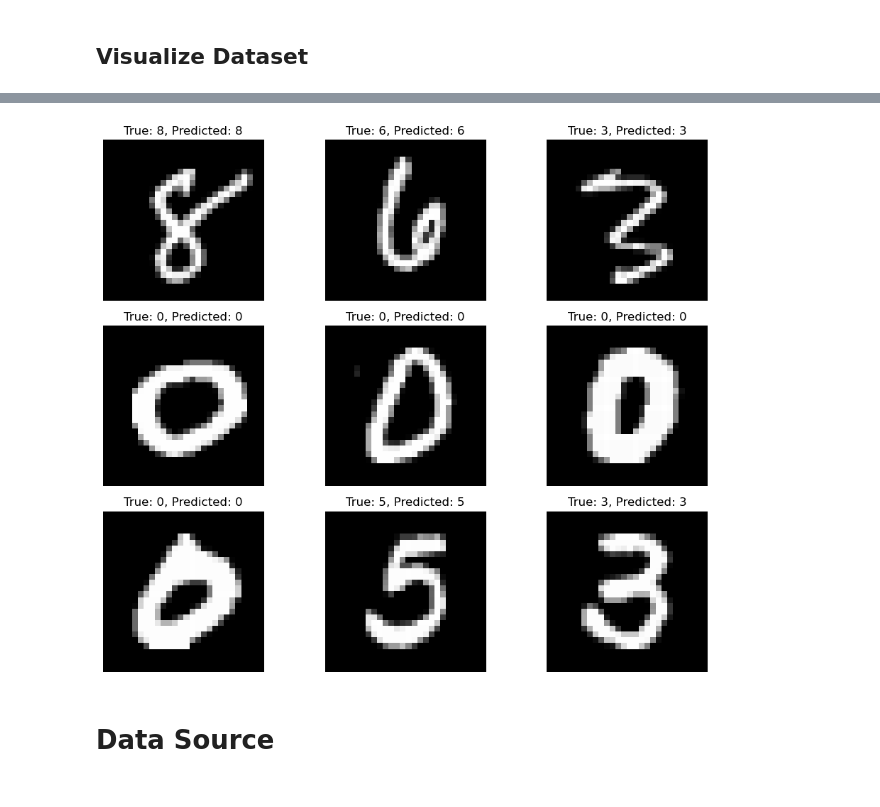
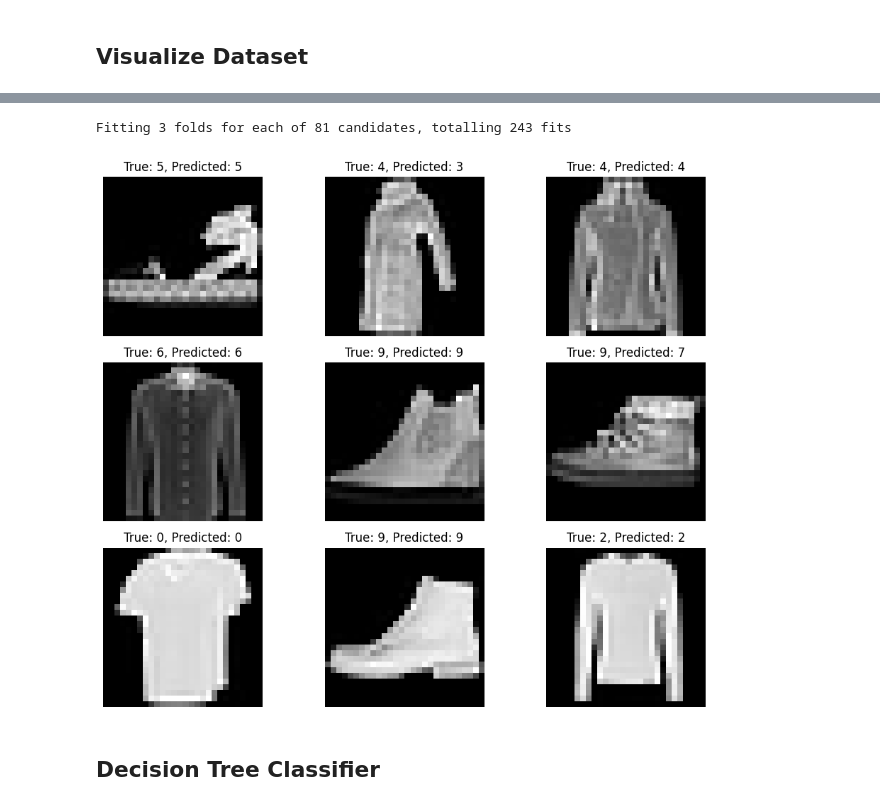
Before and after one commit to jhonnovax/image-pred-unsupervised-model, a Jupyter notebook: project.ipynb, the cells around one changed output, grey strips where cells are left out. Drawn from its saved outputs; the diff is of its cells as text; code cells hidden in the pictures.

```diff
--- a/project.ipynb
+++ b/project.ipynb
@@ -61,7 +49,7 @@ num_cols = 5
 num_samples = num_rows * num_cols
 
 # Randomly select samples
-random_indices = np.random.choice(len(X_train_mnist), size=num_samples, replace=False)
+random_indices = np.random.choice(len(X_train), size=num_samples, replace=False)
 
 # Create subplots
 fig, axes = plt.subplots(num_rows, num_cols, figsize=(12, 10))
@@ -71,8 +59,8 @@ axes = axes.flatten()
 
 # Display samples
 for i, index in enumerate(random_indices):
-    sample_image = X_train_mnist[index]
-    sample_label = y_train_mnist[index]
+    sample_image = X_train[index]
+    sample_label = y_train[index]
 
     axes[i].imshow(sample_image, cmap='gray')
     axes[i].set_title(f'Label: {sample_label}')
@@ -90,7 +79,8 @@ MNIST Dataset Feature Analysis
 plt.figure(figsize=(10, 10))
 for i in range(25):
     plt.subplot(5, 5, i+1)
-    plt.imshow(X_train_mnist[i], cmap='gray')
+    plt.imshow(X_train[i], cmap='gray')
+    plt.title(f'Label: {y_train[i]}')
     plt.axis('off')
 plt.show()
 # %% [output]
@@ -110,9 +108,9 @@ plt.show()
 plt.figure(figsize=(10, 6))
 for i in range(9):
     plt.subplot(3, 3, i+1)
-    random_index = np.random.randint(0, len(X_train_mnist))
-    plt.imshow(X_train_mnist[random_index], cmap='gray')
-    plt.title(f'Label: {y_train_mnist[random_index]}')
+    random_index = np.random.randint(0, len(X_train))
+    plt.imshow(X_train[random_index], cmap='gray')
+    plt.title(f'Label: {y_train[random_index]}')
     plt.axis('off')
 plt.show()
 # %% [output]
@@ -144,14 +183,11 @@ SVM Accuracy: 0.9404
 # %%
-# Make predictions on the test set
-svm_pred = svm_model.predict(X_test_mnist_flat)
-
-# Visualize a few random samples with predictions
+# Visualize Support Vector Machine (SVM) Predictions
 plt.figure(figsize=(10, 8))
 for i in range(9):
     plt.subplot(3, 3, i+1)
-    index = np.random.randint(0, len(X_test_mnist))
-    plt.imshow(X_test_mnist[index], cmap='gray')
-    plt.title(f"True: {y_test_mnist[index]}, Predicted: {svm_pred[index]}")
+    index = np.random.randint(0, len(X_test))
+    plt.imshow(X_test[index], cmap='gray')
+    plt.title(f"True: {y_test[index]}, Predicted: {svm_pred[index]}")
     plt.axis('off')
 
 plt.tight_layout()
@@ -170,19 +224,41 @@ Random Forest Accuracy: 0.9706
+# %%
+# Fine tuning hyperparameters Random Forest Classifier
+from sklearn.model_selection import GridSearchCV
+from sklearn.metrics import classification_report
+
+param_grid = {
+	'n_estimators': [100, 200, 300],
+	'max_depth': [None, 10, 20],
+	'min_samples_split': [2, 5, 10],
+	'min_samples_leaf': [1, 2, 4],
+}
+
+grid_search = GridSearchCV(rf_model, param_grid, cv=3, verbose=1, n_jobs=-1)
+grid_search.fit(X_train_flat, y_train.ravel())
+
+# Get the best hyperparameters and retrain the model
+best_params = grid_search.best_params_
+best_model_classifier = RandomForestClassifier(n_estimators=100, random_state=42, **best_params)
+best_model_classifier.fit(X_train_flat, y_train)
+
+# Evaluate best model on validation set
+y_val_pred_tuned = best_model_classifier.predict(X_test_flat)
+
+# Generate classification report for the tuned model
+print(classification_report(y_test, y_val_pred_tuned))
+# %% [output]
+Fitting 3 folds for each of 81 candidates, totalling 243 fits
 # %%
-# Make predictions on the test set using the RandomForestClassifier
-rf_pred = rf_model.predict(X_test_mnist_flat)
-
-# Visualize a few random samples with predictions
+# Visualize Random Forest Classifier Predictions
 plt.figure(figsize=(10, 8))
 for i in range(9):
     plt.subplot(3, 3, i+1)
-    index = np.random.randint(0, len(X_test_mnist))
-    plt.imshow(X_test_mnist[index], cmap='gray')
-    plt.title(f"True: {y_test_mnist[index]}, Predicted: {rf_pred[index]}")
+    index = np.random.randint(0, len(X_test))
+    plt.imshow(X_test[index], cmap='gray')
+    plt.title(f"True: {y_test[index]}, Predicted: {rf_pred[index]}")
     plt.axis('off')
 
 plt.tight_layout()
 plt.show()
 # %% [output]
-[figure, old version]
+[figure, new version]
-# %% [markdown]
-# Data Source
@@ -240,0 +265,2 @@ plt.show()
+# %% [markdown]
+## Decision Tree Classifier
```
Also changed, not shown: parts of 39 cells of this notebook.
